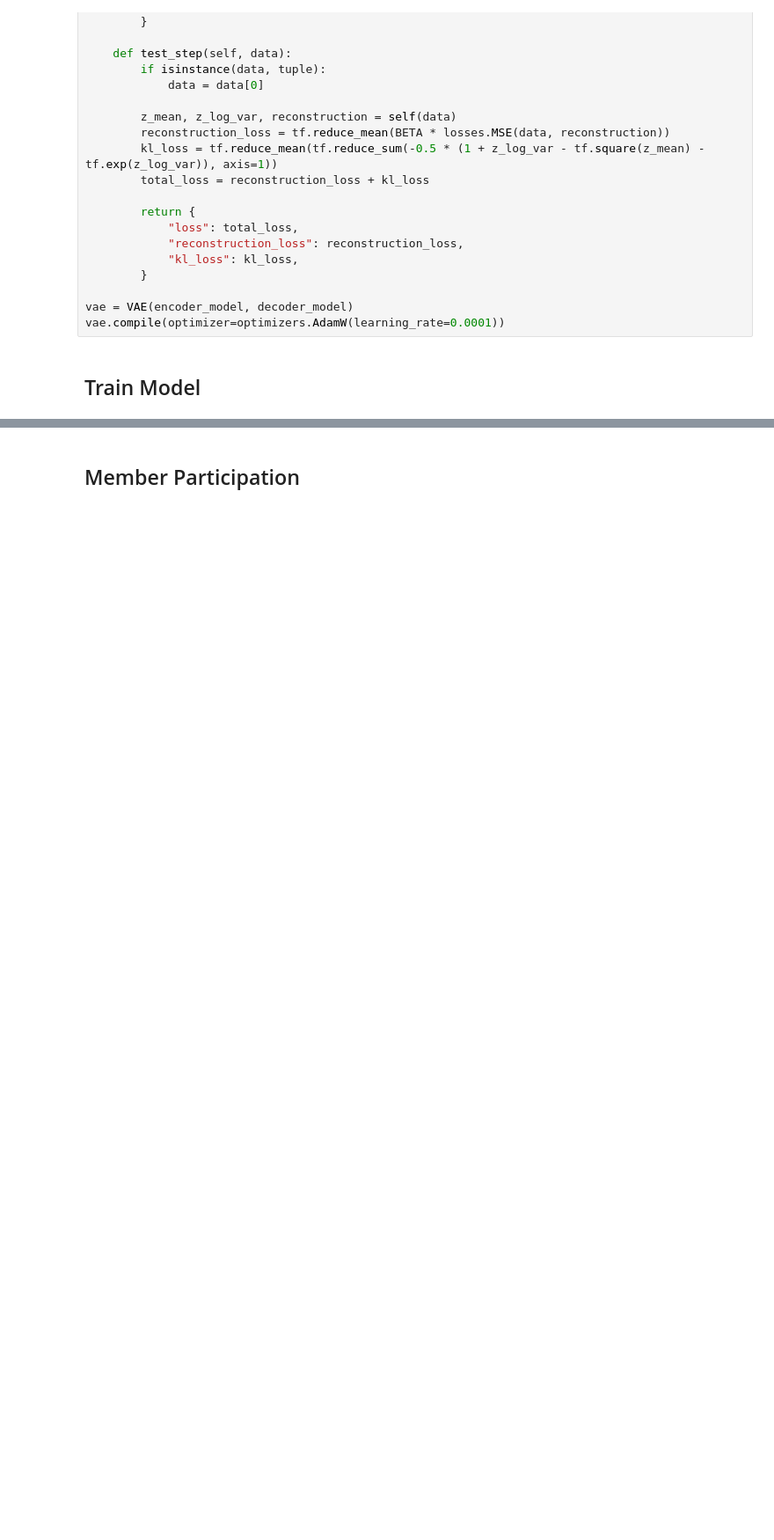
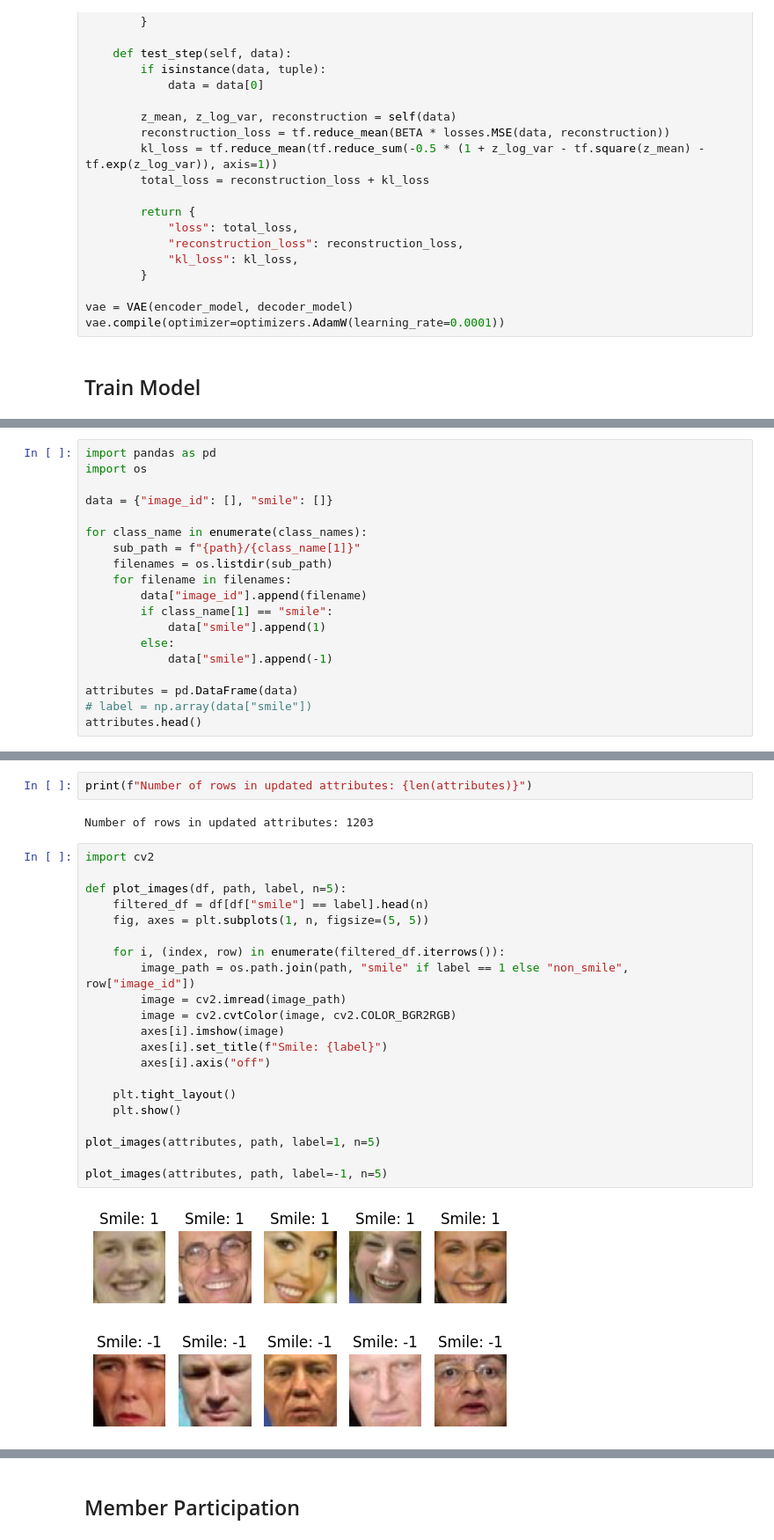
Before and after one commit to KU-Gen-AI-2567/VAE-demo, a Jupyter notebook: VAE_demo.ipynb, the cells around one changed output, grey strips where cells are left out. Shown at 88% size. Saved outputs shown, nothing was run; the diff lists cells and outputs as text; blank space fills up the shorter version.

```diff
--- a/VAE_demo.ipynb
+++ b/VAE_demo.ipynb
@@ -358,0 +380,19 @@ for i in range(grid_width * grid_height):
+# %%
+import pandas as pd
+import os
+
+data = {"image_id": [], "smile": []}
+
+for class_name in enumerate(class_names):
+    sub_path = f"{path}/{class_name[1]}"
+    filenames = os.listdir(sub_path)
+    for filename in filenames:
+        data["image_id"].append(filename)
+        if class_name[1] == "smile":
+            data["smile"].append(1)
+        else:
+            data["smile"].append(-1)
+
+attributes = pd.DataFrame(data)
+# label = np.array(data["smile"])
+attributes.head()
@@ -358,0 +406,28 @@ for i in range(grid_width * grid_height):
+# %%
+print(f"Number of rows in updated attributes: {len(attributes)}")
+# %% [output]
+Number of rows in updated attributes: 1203
+# %%
+import cv2
+
+def plot_images(df, path, label, n=5):
+    filtered_df = df[df["smile"] == label].head(n)
+    fig, axes = plt.subplots(1, n, figsize=(5, 5))
+
+    for i, (index, row) in enumerate(filtered_df.iterrows()):
+        image_path = os.path.join(path, "smile" if label == 1 else "non_smile", row["image_id"])
+        image = cv2.imread(image_path)
+        image = cv2.cvtColor(image, cv2.COLOR_BGR2RGB)
+        axes[i].imshow(image)
+        axes[i].set_title(f"Smile: {label}")
+        axes[i].axis("off")
+
+    plt.tight_layout()
+    plt.show()
+
+plot_images(attributes, path, label=1, n=5)
+
+plot_images(attributes, path, label=-1, n=5)
+# %% [output]
+[figure, added]
+[figure, added]
```
Also changed, not shown: parts of 16 cells of this notebook.
